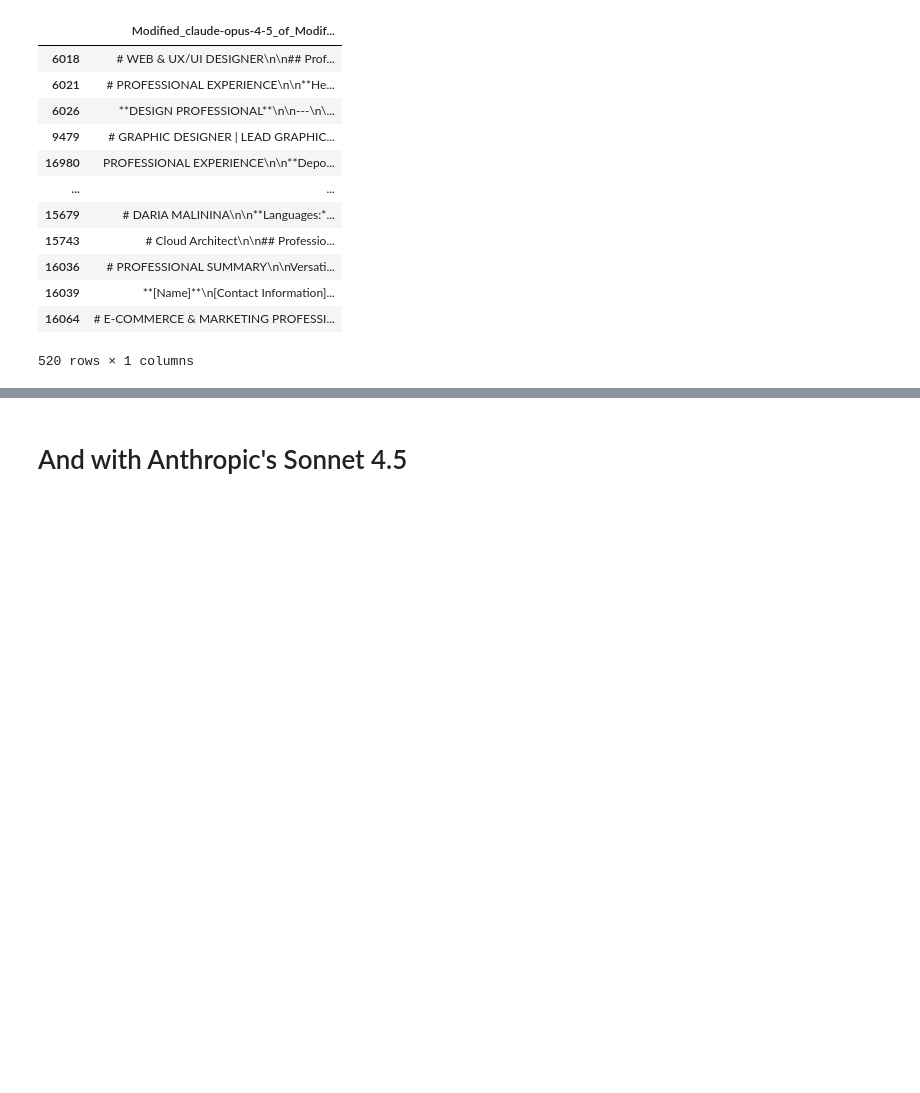
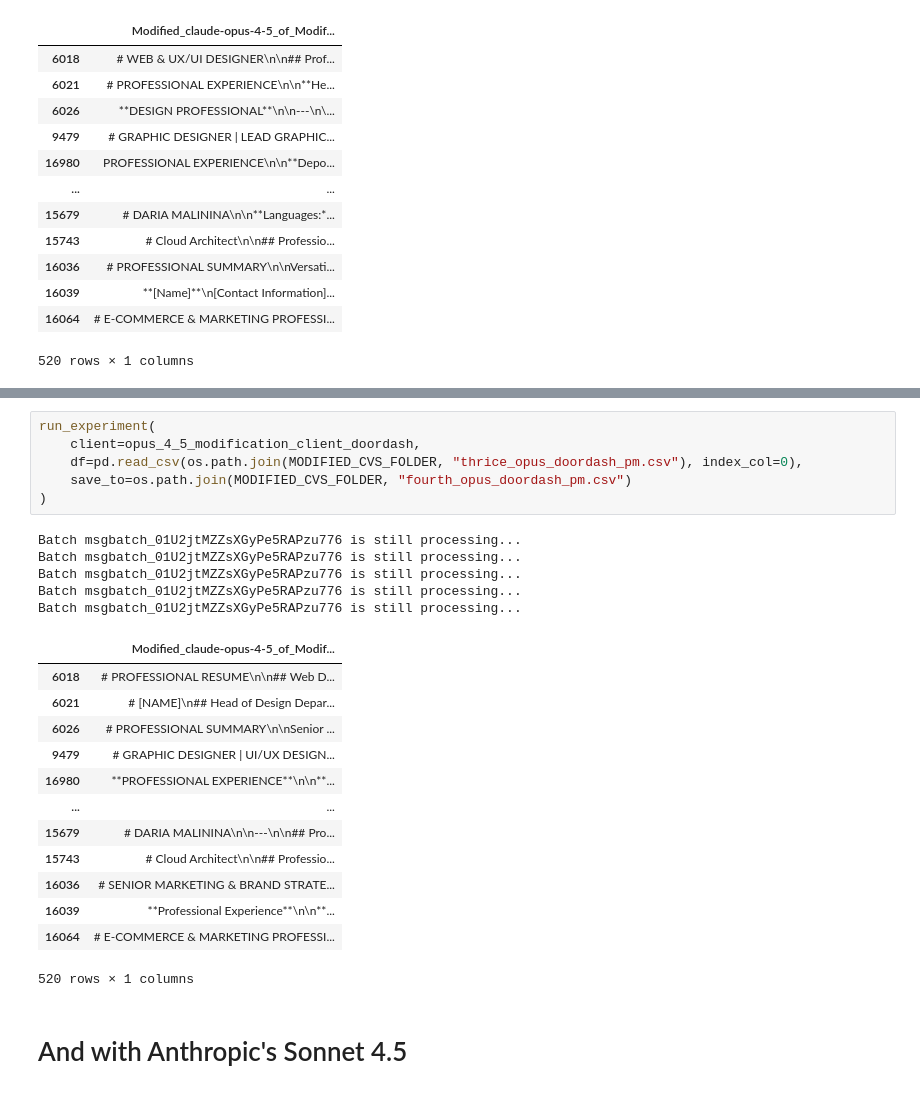
Before and after one commit to pvdklei/FACT, a Jupyter notebook: pepijn/modify.ipynb, the cells around one changed output, grey strips where cells are left out. Saved outputs shown, nothing was run; the diff lists cells and outputs as text; blank space fills up the shorter version.

```diff
--- a/pepijn/modify.ipynb
+++ b/pepijn/modify.ipynb
@@ -285,3 +421,28 @@ Batch msgbatch_01LRKdN2Kj5jd3NUiNm4KJhU is still processing...
+# %%
+run_experiment(
+    client=opus_4_5_modification_client_doordash,
+    df=pd.read_csv(os.path.join(MODIFIED_CVS_FOLDER, "thrice_opus_doordash_pm.csv"), index_col=0),
+    save_to=os.path.join(MODIFIED_CVS_FOLDER, "fourth_opus_doordash_pm.csv")
+)
+# %% [output]
+Batch msgbatch_01U2jtMZZsXGyPe5RAPzu776 is still processing...
+Batch msgbatch_01U2jtMZZsXGyPe5RAPzu776 is still processing...
+Batch msgbatch_01U2jtMZZsXGyPe5RAPzu776 is still processing...
+Batch msgbatch_01U2jtMZZsXGyPe5RAPzu776 is still processing...
+Batch msgbatch_01U2jtMZZsXGyPe5RAPzu776 is still processing...
+|  | Modified_claude-opus-4-5_of_Modif... |
+| 6018 | # PROFESSIONAL RESUME\n\n## Web D... |
+| 6021 | # [NAME]\n## Head of Design Depar... |
+| 6026 | # PROFESSIONAL SUMMARY\n\nSenior ... |
+| 9479 | # GRAPHIC DESIGNER | UI/UX DESIGN... |
+| 16980 | **PROFESSIONAL EXPERIENCE**\n\n**... |
+| ... | ... |
+| 15679 | # DARIA MALININA\n\n---\n\n## Pro... |
+| 15743 | # Cloud Architect\n\n## Professio... |
+| 16036 | # SENIOR MARKETING & BRAND STRATE... |
+| 16039 | **Professional Experience**\n\n**... |
+| 16064 | # E-COMMERCE & MARKETING PROFESSI... |
+520 rows × 1 columns
 # %% [markdown]
 # And with Anthropic's Sonnet 4.5
 # %%
```
Also changed, not shown: parts of 22 cells of this notebook, 31 other files.
